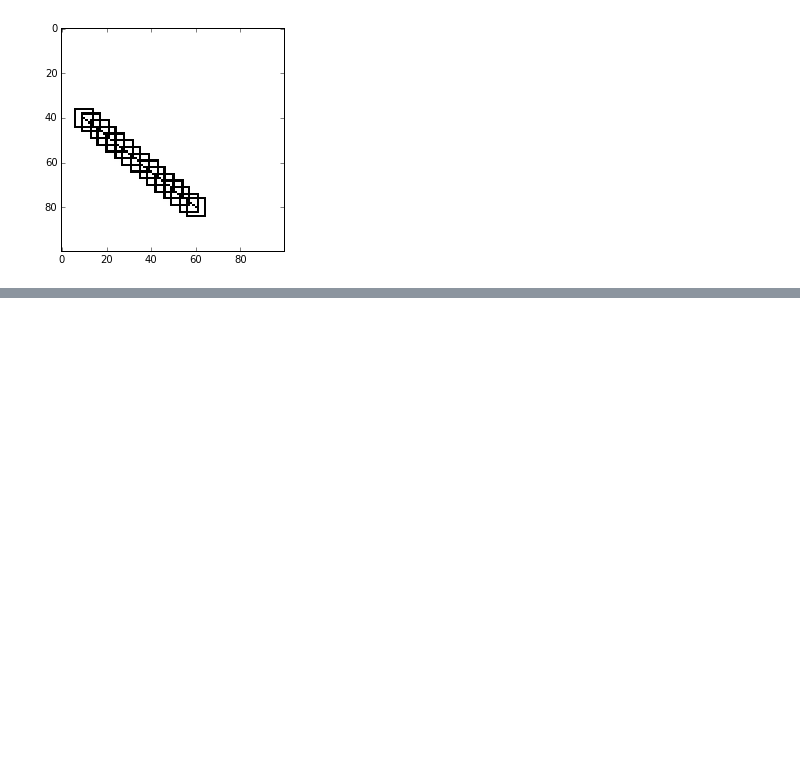
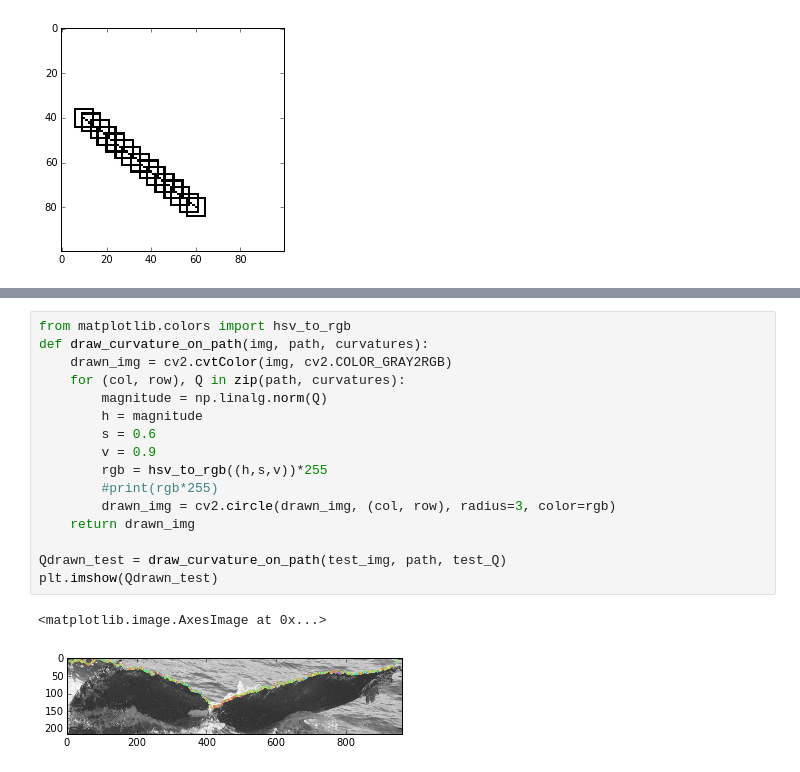
Before and after one commit to zmjjmz/thesiswork, a Jupyter notebook: edge_extract/Extract Edge.ipynb, the cells around one changed output, grey strips where cells are left out. Drawn from its saved outputs; the diff is of its cells as text; blank space fills up the shorter version.

Commit message:
Differential curvature is in

```diff
--- a/edge_extract/Extract Edge.ipynb
+++ b/edge_extract/Extract Edge.ipynb
@@ -232,0 +255,19 @@ show_edge(rand_indv, coords_id_img_map)
+# %%
+from matplotlib.colors import hsv_to_rgb
+def draw_curvature_on_path(img, path, curvatures):
+    drawn_img = cv2.cvtColor(img, cv2.COLOR_GRAY2RGB)
+    for (col, row), Q in zip(path, curvatures):
+        magnitude = np.linalg.norm(Q)
+        h = magnitude
+        s = 0.6
+        v = 0.9
+        rgb = hsv_to_rgb((h,s,v))*255
+        #print(rgb*255)
+        drawn_img = cv2.circle(drawn_img, (col, row), radius=3, color=rgb)
+    return drawn_img
+
+Qdrawn_test = draw_curvature_on_path(test_img, path, test_Q)
+plt.imshow(Qdrawn_test)
+# %% [output]
+<matplotlib.image.AxesImage at 0x...>
+[figure, added]
```
Also changed, not shown: parts of 12 cells of this notebook, 1 other file.
